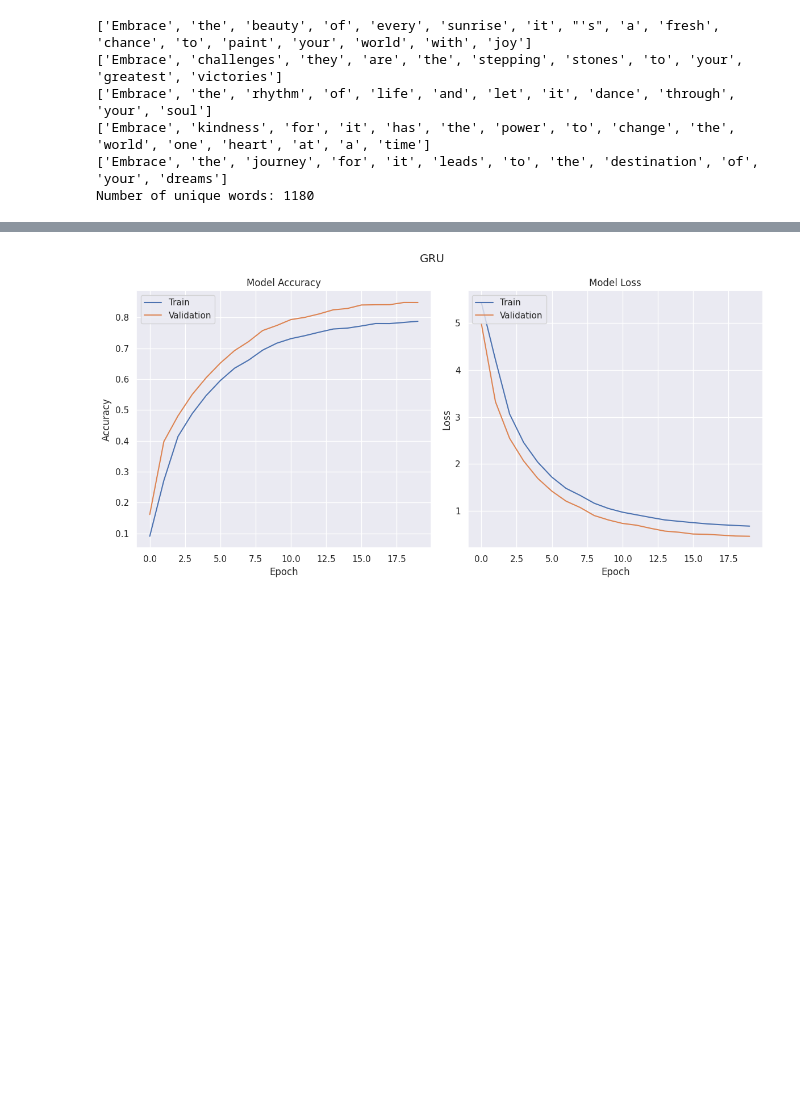
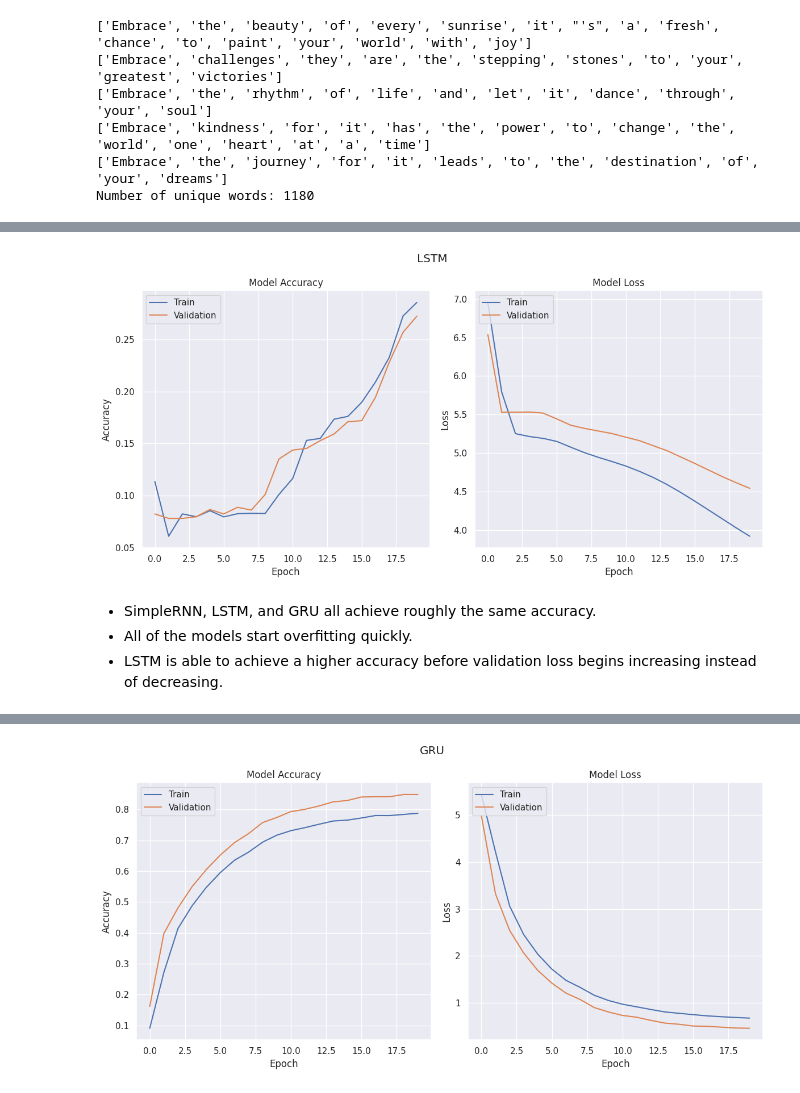
Before and after one commit to glennwuwu/next-word-predictor-rnn, a Jupyter notebook: RNN.ipynb, the cells around one changed output, grey strips where cells are left out. Saved outputs shown, nothing was run; the diff lists cells and outputs as text; code cells hidden in the pictures; blank space fills up the shorter version.

```diff
--- a/RNN.ipynb
+++ b/RNN.ipynb
@@ -364,0 +618,10 @@ def fit_model(model, filepath, batch_size=32, epochs=20,):
+# %%
+simple_LSTM = Sequential([
+    vectorize_layer,
+    Embedding(total_words, 768, mask_zero=True),
+    LSTM(64),
+    Dense(total_words, activation='softmax')
+])
+simple_LSTM.compile(loss='categorical_crossentropy', optimizer="adam", metrics=['accuracy'])
+
+history = fit_model(simple_LSTM, "", batch_size=256, epochs=50)
@@ -364,0 +667,8 @@ def fit_model(model, filepath, batch_size=32, epochs=20,):
+# %%
+plot_history(history, "LSTM")
+# %% [output]
+[figure, added]
+# %% [markdown]
+* SimpleRNN, LSTM, and GRU all achieve roughly the same accuracy.
+* All of the models start overfitting quickly.
+* LSTM is able to achieve a higher accuracy before validation loss begins increasing instead of decreasing.
```
Also changed, not shown: parts of 36 cells of this notebook.
